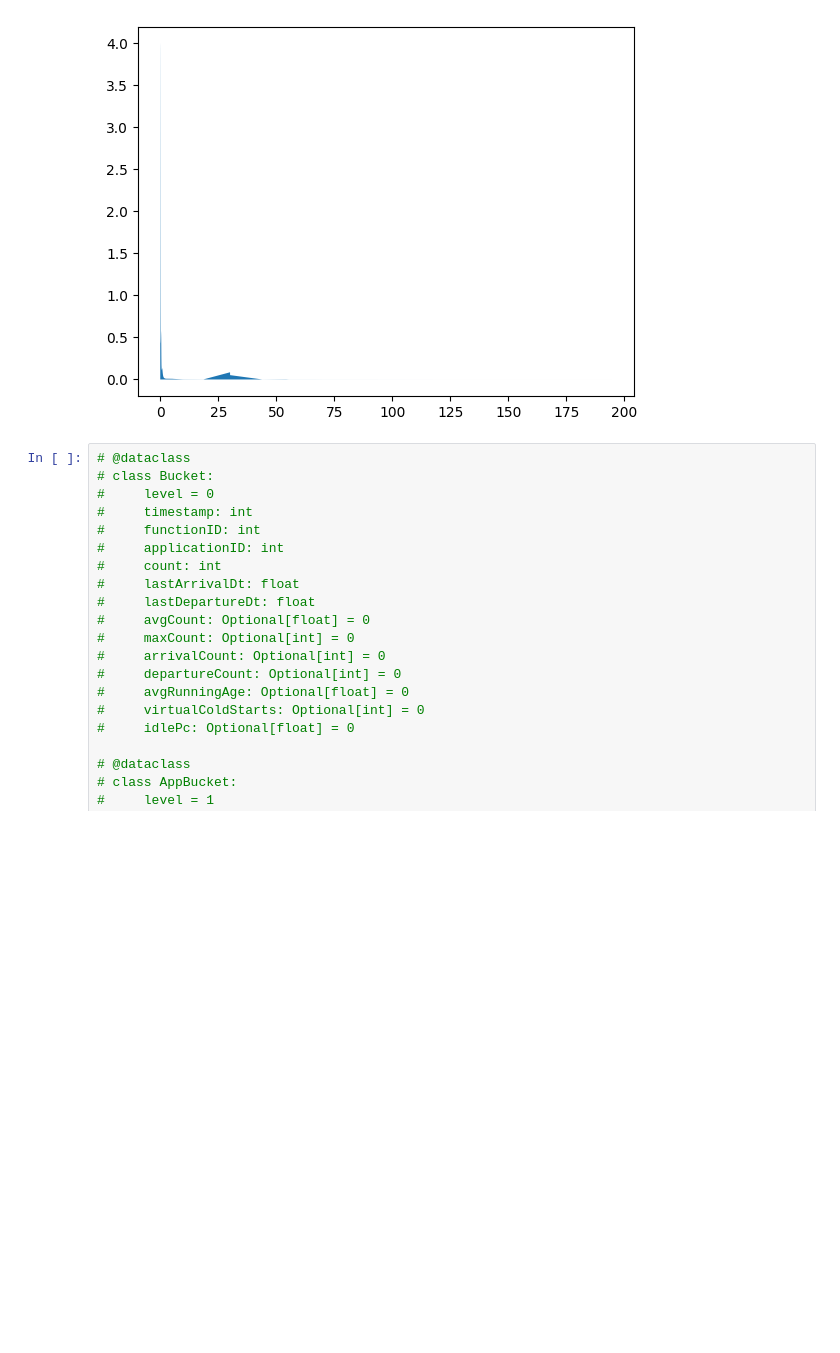
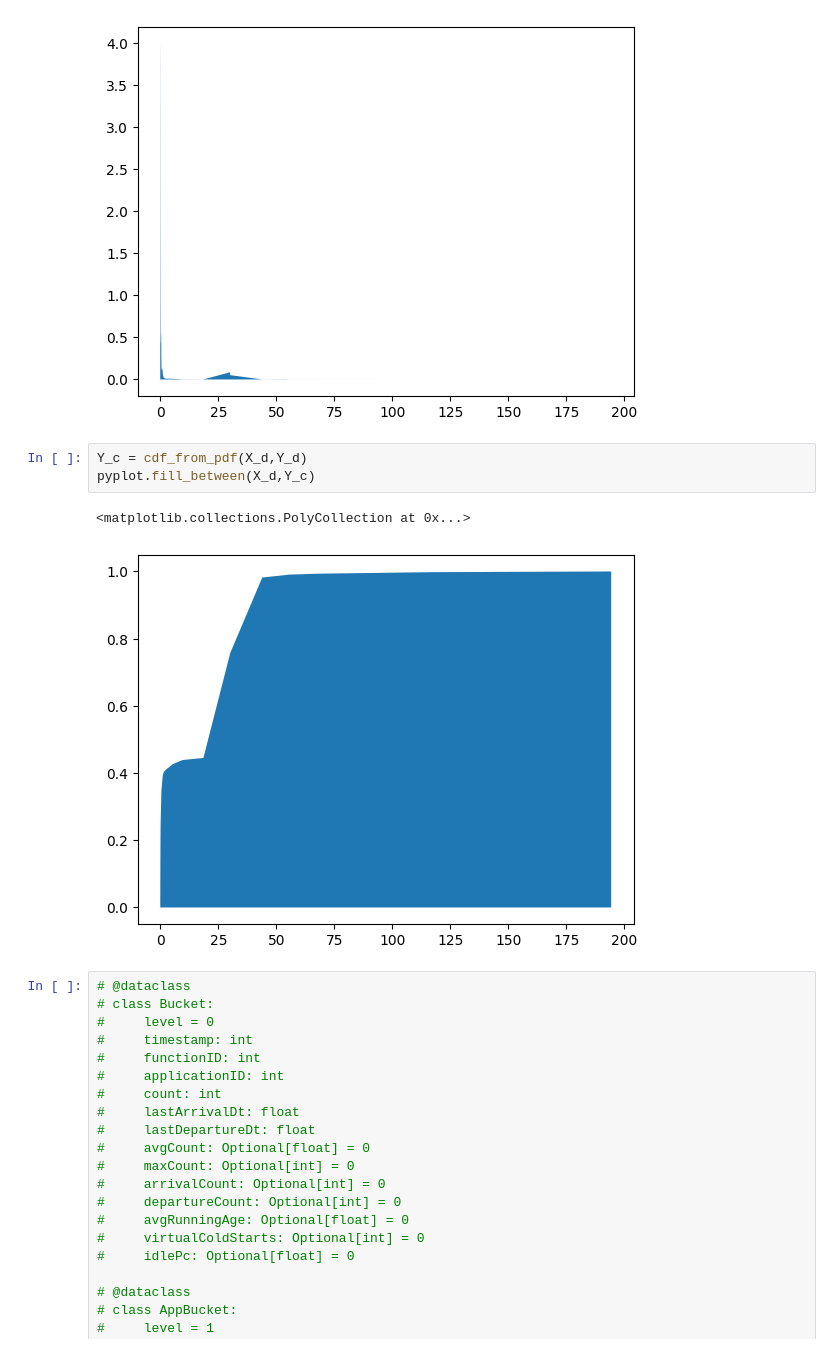
Before and after one commit to giovannioliveira/faasched-data, a Jupyter notebook: datasci/notebooks/DATASET_AUGMENT.ipynb, the cells around one changed output. Cells and saved outputs as stored; diff of their text form; blank space fills up the shorter version.

```diff
--- a/datasci/notebooks/DATASET_AUGMENT.ipynb
+++ b/datasci/notebooks/DATASET_AUGMENT.ipynb
@@ -130,6 +129,12 @@ pyplot.fill_between(X_d,Y_d)
 # %% [output]
 <matplotlib.collections.PolyCollection at 0x...>
 [figure]
+# %%
+Y_c = cdf_from_pdf(X_d,Y_d)
+pyplot.fill_between(X_d,Y_c)
+# %% [output]
+<matplotlib.collections.PolyCollection at 0x...>
+[figure, added]
 # %%
 # @dataclass
 # class Bucket:
```
Also changed, not shown: parts of 1 cell of this notebook, 1 other file.
